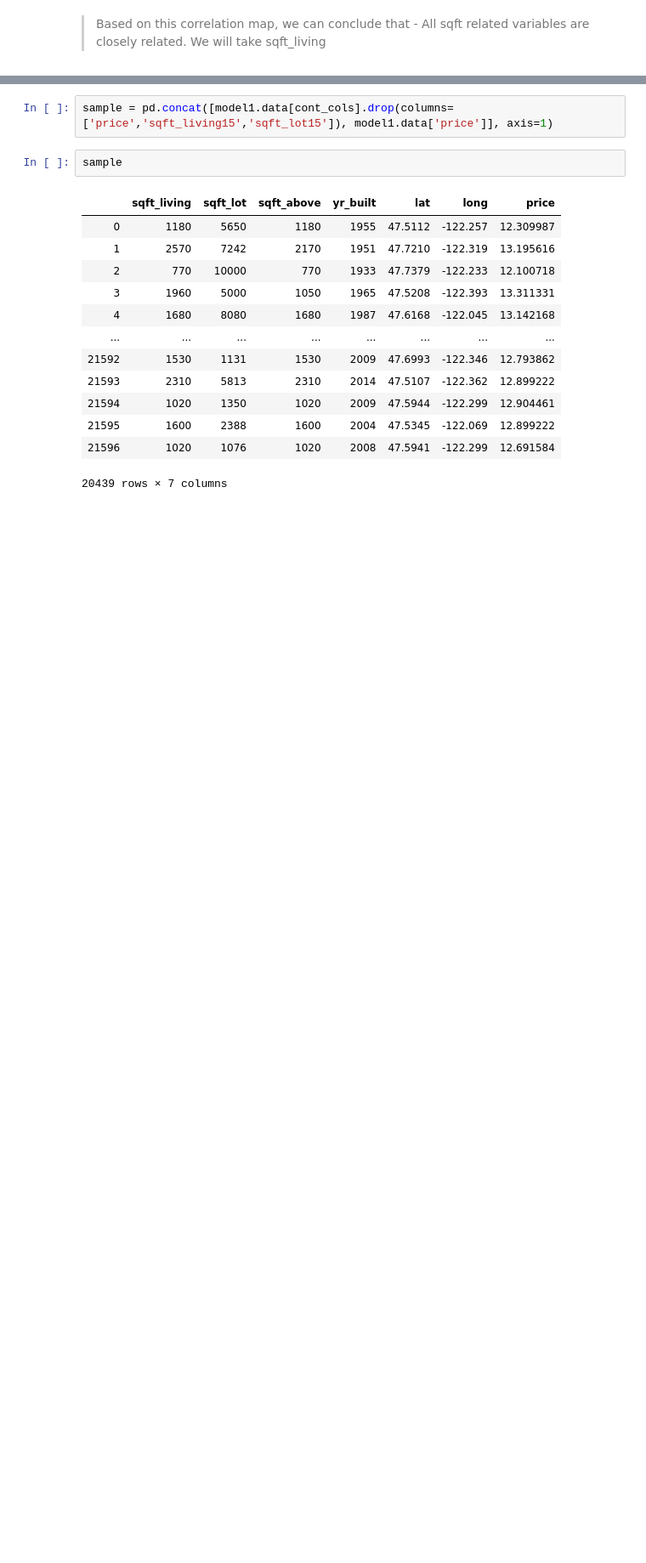
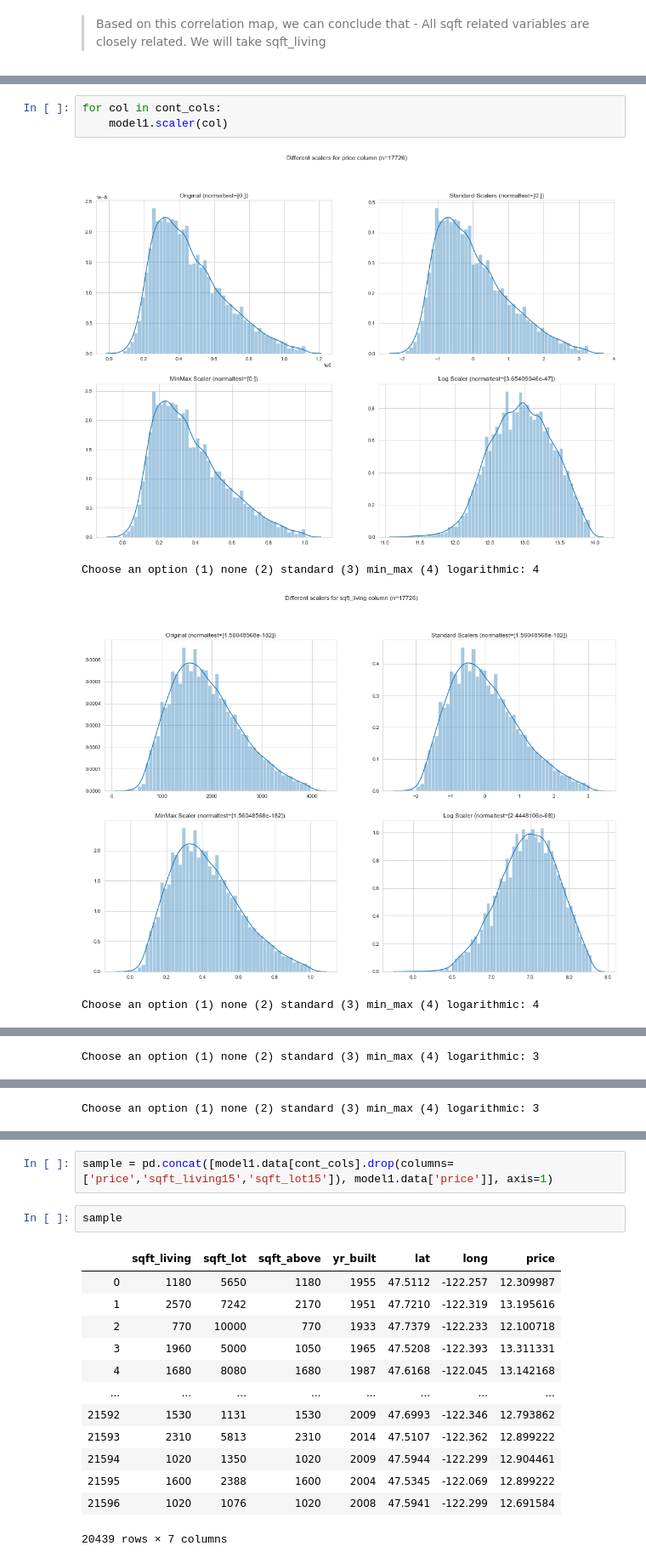
Before and after one commit to singsang2/Mod-2-Kings-County-Housing-Price-Model, a Jupyter notebook: student.ipynb, the cells around one changed output, grey strips where cells are left out. Shown at 85% size. Drawn from its saved outputs; the diff is of its cells as text; blank space fills up the shorter version.

```diff
--- a/student.ipynb
+++ b/student.ipynb
@@ -133,0 +193,8 @@ model1.data[cont_cols]
+# %%
+for col in cont_cols:
+    model1.scaler(col)
+# %% [output]
+[figure, added]
+Choose an option (1) none (2) standard (3) min_max (4) logarithmic: 4
+[figure, added]
+Choose an option (1) none (2) standard (3) min_max (4) logarithmic: 4
@@ -133,0 +202 @@ model1.data[cont_cols]
+Choose an option (1) none (2) standard (3) min_max (4) logarithmic: 3
@@ -133,0 +204 @@ model1.data[cont_cols]
+Choose an option (1) none (2) standard (3) min_max (4) logarithmic: 3
```
Also changed, not shown: parts of 13 cells of this notebook, 1 other file.
